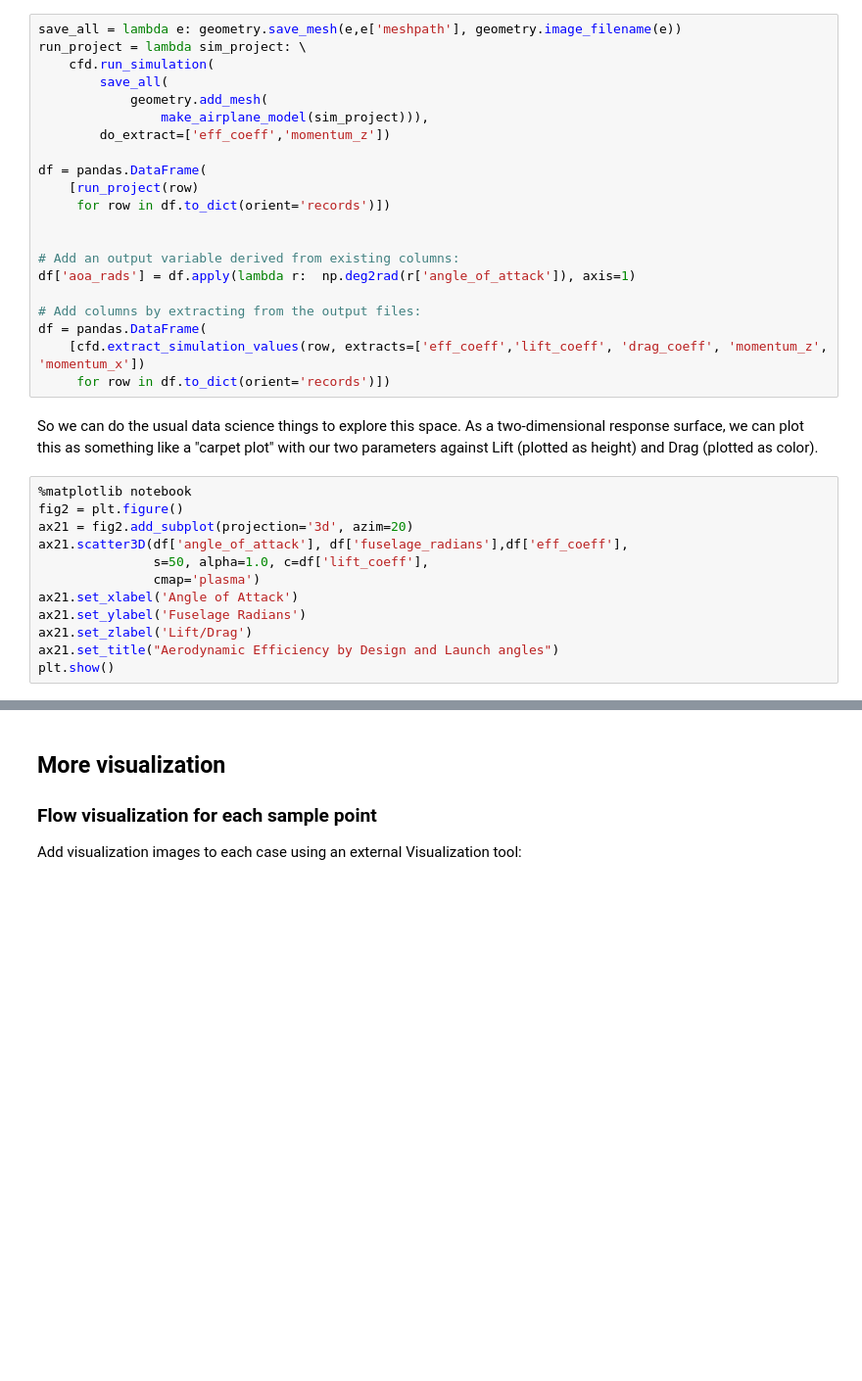
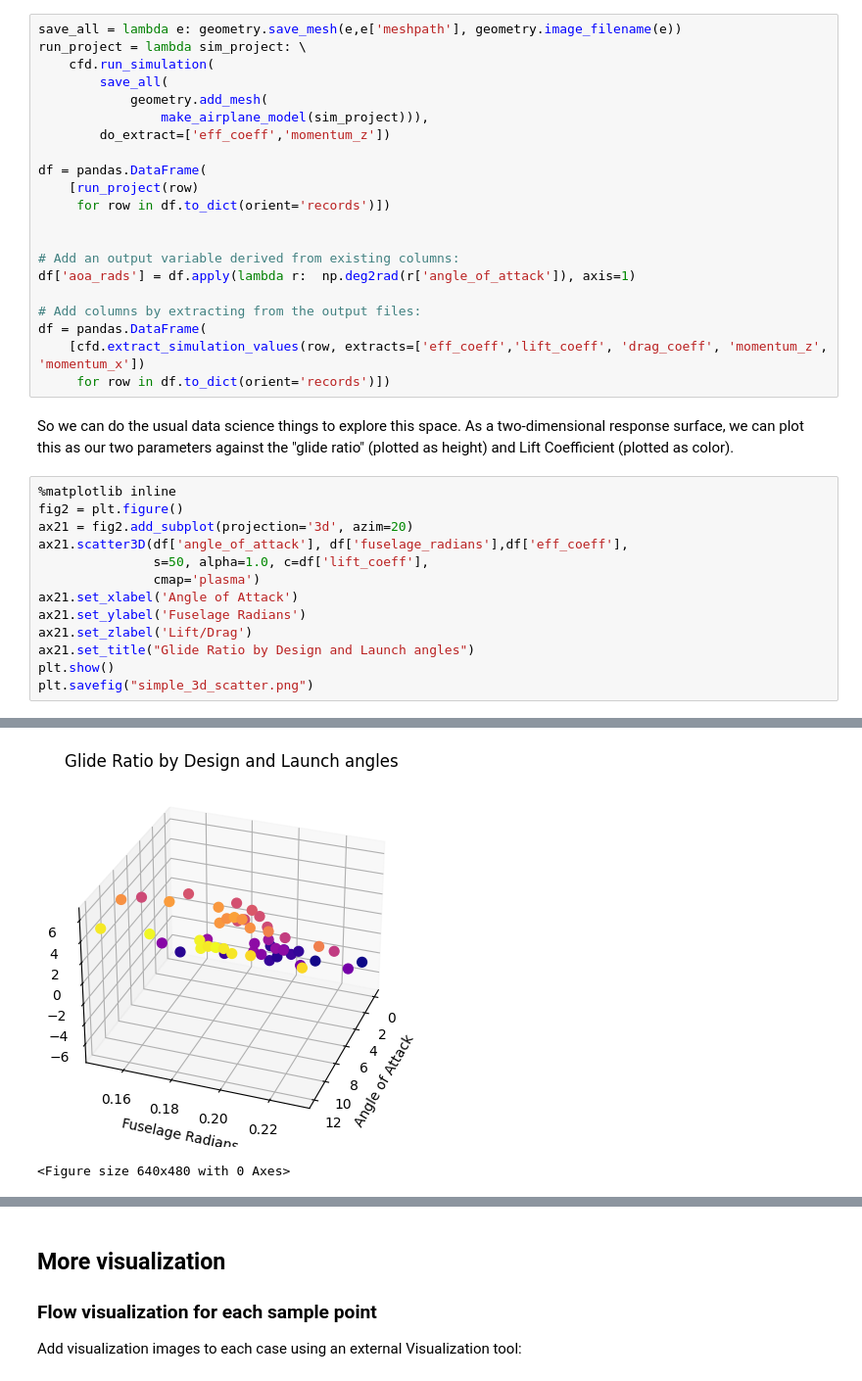
Before and after one commit to scotfree/lightningcatcher, a Jupyter notebook: notebooks/CFD_DS_Toolchain.ipynb, the cells around one changed output, grey strips where cells are left out. Shown at 98% size. Saved outputs shown, nothing was run; the diff lists cells and outputs as text; blank space fills up the shorter version.

```diff
--- a/notebooks/CFD_DS_Toolchain.ipynb
+++ b/notebooks/CFD_DS_Toolchain.ipynb
@@ -287,9 +275,9 @@ df = pandas.DataFrame(
     [cfd.extract_simulation_values(row, extracts=['eff_coeff','lift_coeff', 'drag_coeff', 'momentum_z', 'momentum_x'])
      for row in df.to_dict(orient='records')])
 # %% [markdown]
-So we can do the usual data science things to explore this space. As a two-dimensional response surface, we can plot this as something like a "carpet plot" with our two parameters against Lift (plotted as height) and Drag (plotted as color).
+So we can do the usual data science things to explore this space. As a two-dimensional response surface, we can plot this as  our two parameters against the "glide ratio" (plotted as height) and Lift Coefficient (plotted as color).
 # %%
-%matplotlib notebook
+%matplotlib inline
 fig2 = plt.figure()
 ax21 = fig2.add_subplot(projection='3d', azim=20)
 ax21.scatter3D(df['angle_of_attack'], df['fuselage_radians'],df['eff_coeff'],
@@ -298,6 +286,7 @@ ax21.scatter3D(df['angle_of_attack'], df['fuselage_radians'],df['eff_coeff'],
 ax21.set_xlabel('Angle of Attack')
 ax21.set_ylabel('Fuselage Radians')
 ax21.set_zlabel('Lift/Drag')
-ax21.set_title("Aerodynamic Efficiency by Design and Launch angles")
+ax21.set_title("Glide Ratio by Design and Launch angles")
 plt.show()
+plt.savefig("simple_3d_scatter.png")
 # %% [output]
@@ -305,0 +293,2 @@ plt.show()
+[figure, added]
+<Figure size 640x480 with 0 Axes>
```
Also changed, not shown: parts of 28 cells of this notebook, 6 other files.
